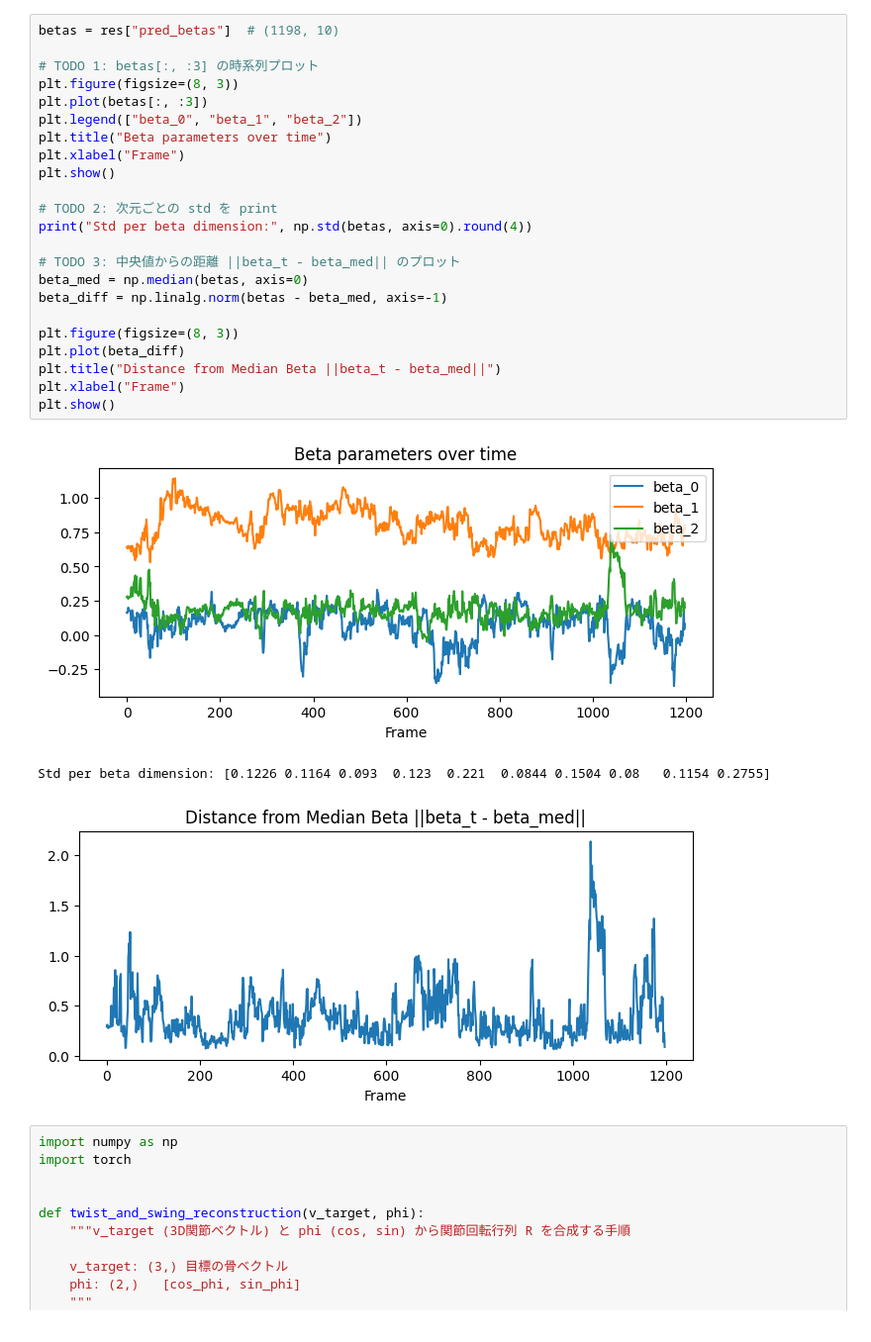
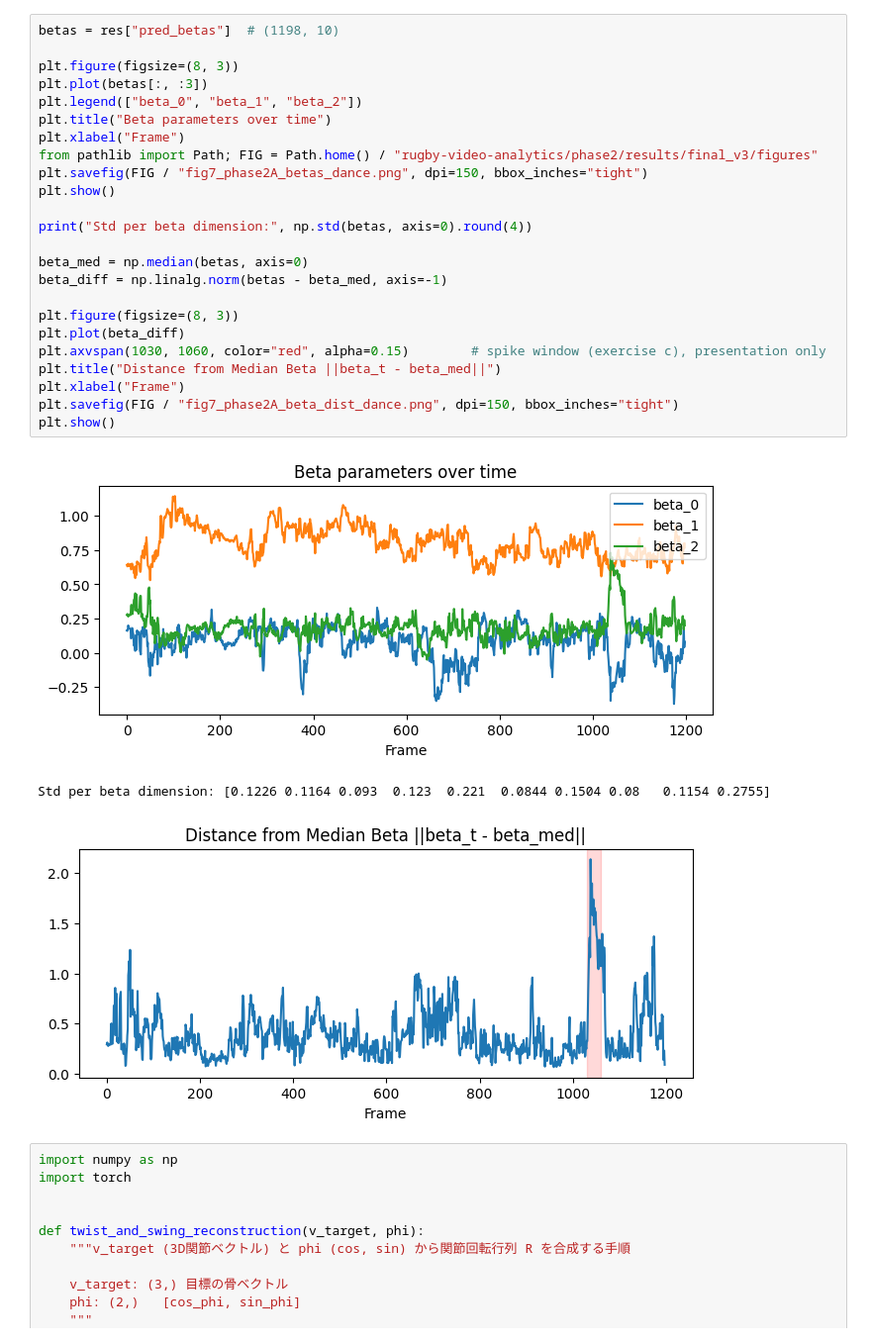
Before and after one commit to Yuuaraki/rugby-video-analytics, a Jupyter notebook: phase2/phase2_01_respk_anatomy.ipynb, the cells around one changed output. Shown at 99% size. Saved outputs shown, nothing was run; the diff lists cells and outputs as text.

Commit message:
final_v3: figures for the thesis (fig1 with HybrIK, fig2 2x2, fig3-7 collected), READMEs, env freeze and test log

```diff
--- a/phase2/phase2_01_respk_anatomy.ipynb
+++ b/phase2/phase2_01_respk_anatomy.ipynb
@@ -115,30 +113,31 @@ R_shank         |       3.02 |       0.70
 # %%
 betas = res["pred_betas"]  # (1198, 10)
 
-# TODO 1: betas[:, :3] の時系列プロット
 plt.figure(figsize=(8, 3))
 plt.plot(betas[:, :3])
 plt.legend(["beta_0", "beta_1", "beta_2"])
 plt.title("Beta parameters over time")
 plt.xlabel("Frame")
+from pathlib import Path; FIG = Path.home() / "rugby-video-analytics/phase2/results/final_v3/figures"
+plt.savefig(FIG / "fig7_phase2A_betas_dance.png", dpi=150, bbox_inches="tight")
 plt.show()
 
-# TODO 2: 次元ごとの std を print
 print("Std per beta dimension:", np.std(betas, axis=0).round(4))
 
-# TODO 3: 中央値からの距離 ||beta_t - beta_med|| のプロット
 beta_med = np.median(betas, axis=0)
 beta_diff = np.linalg.norm(betas - beta_med, axis=-1)
 
 plt.figure(figsize=(8, 3))
 plt.plot(beta_diff)
+plt.axvspan(1030, 1060, color="red", alpha=0.15)        # spike window (exercise c), presentation only
 plt.title("Distance from Median Beta ||beta_t - beta_med||")
 plt.xlabel("Frame")
+plt.savefig(FIG / "fig7_phase2A_beta_dist_dance.png", dpi=150, bbox_inches="tight")
 plt.show()
 # %% [output]
 [figure]
 Std per beta dimension: [0.1226 0.1164 0.093  0.123  0.221  0.0844 0.1504 0.08   0.1154 0.2755]
-[figure, old version]
+[figure, new version]
 # %%
 import numpy as np
 import torch
```
Also changed, not shown: parts of 6 cells of this notebook, 19 other files.
